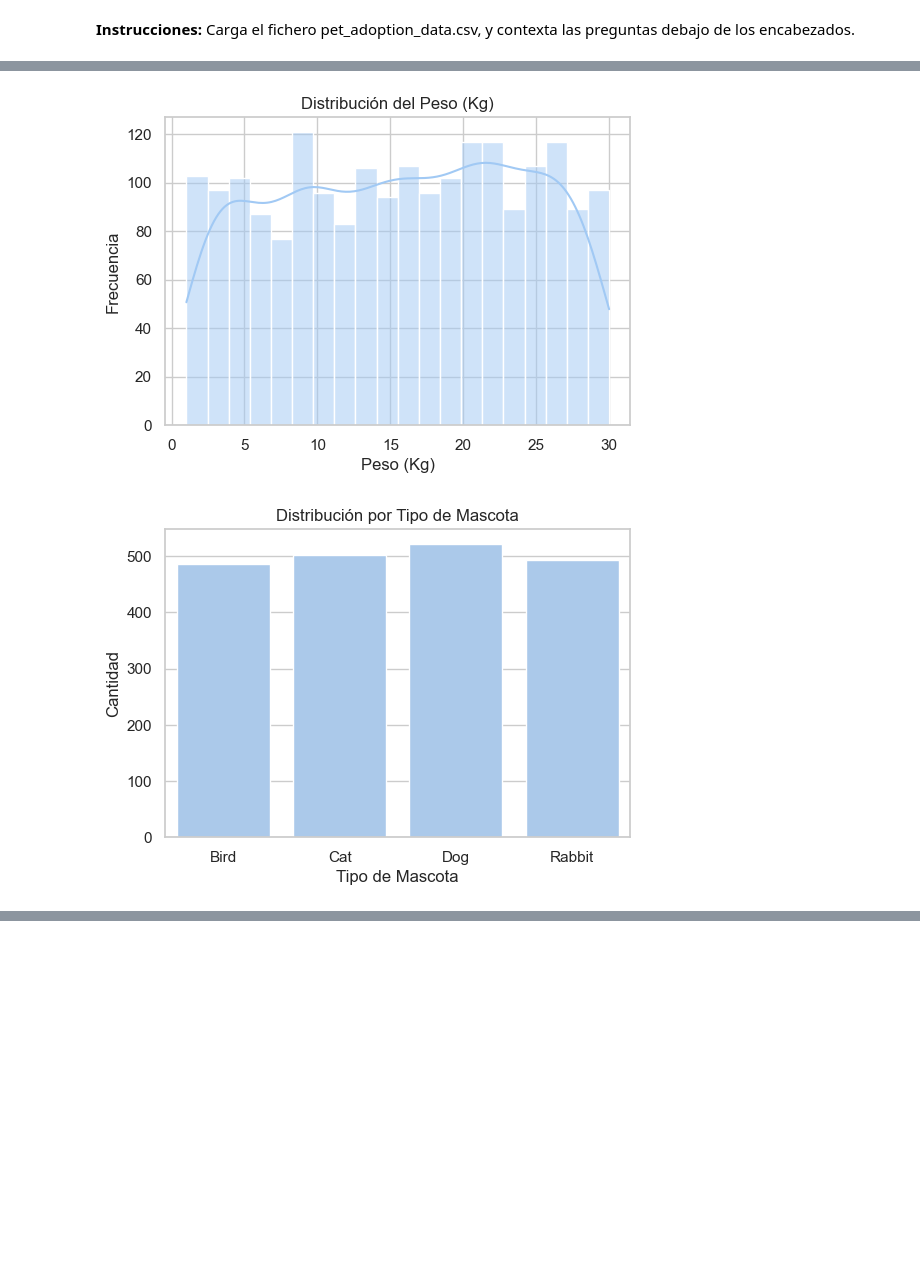
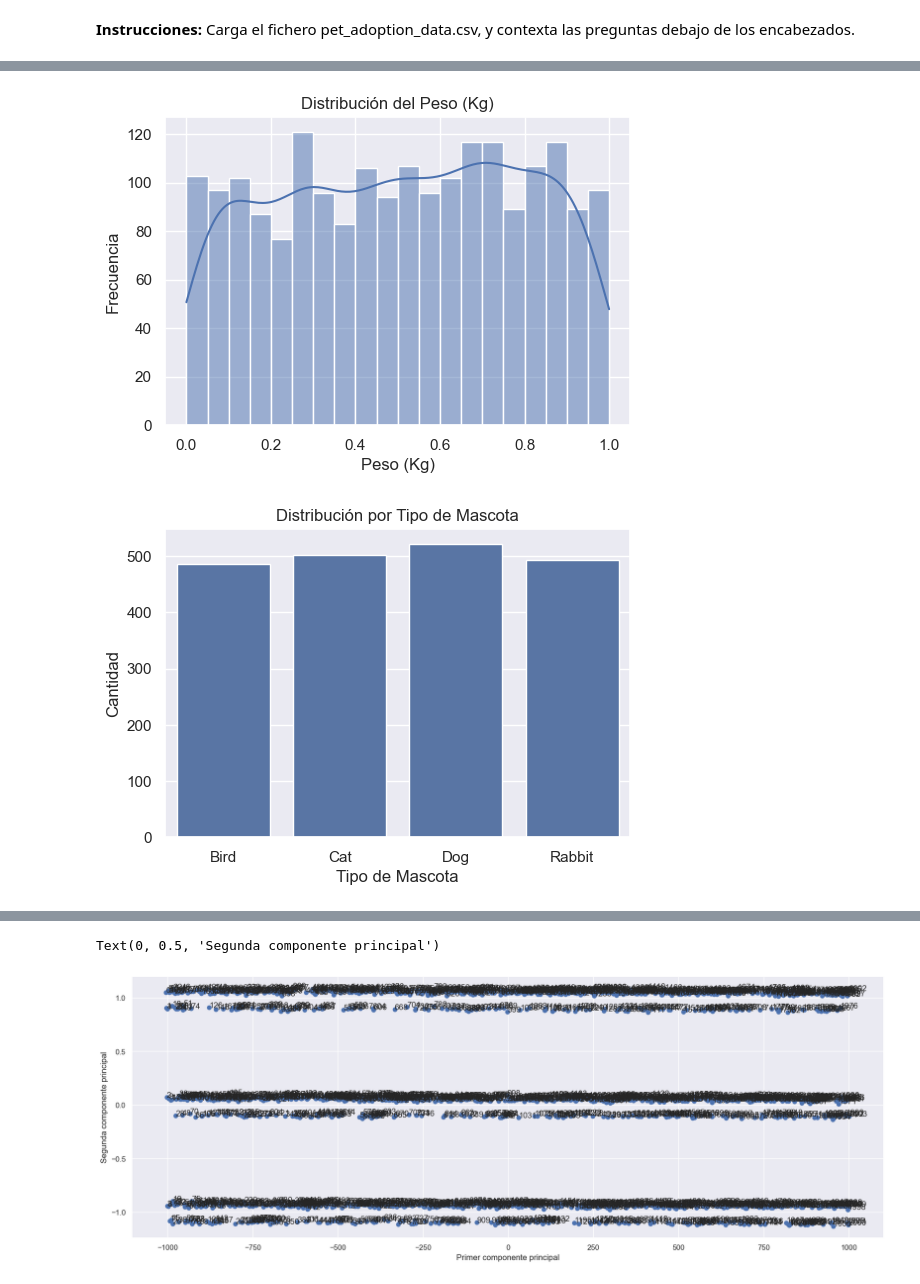
Before and after one commit to JoseRamonRenteroJimenez/SI_24_25, a Jupyter notebook: Examenes Código/Examen_junioSI2024.ipynb, the cells around one changed output, grey strips where cells are left out. Drawn from its saved outputs; the diff is of its cells as text; code cells hidden in the pictures; blank space fills up the shorter version.

```diff
--- a/Examenes Código/Examen_junioSI2024.ipynb
+++ b/Examenes Código/Examen_junioSI2024.ipynb
@@ -16,9 +20,12 @@ Pon aquí tu nombre.
 import pandas as pd
 import numpy as np
 from sklearn.preprocessing import OneHotEncoder
+from sklearn.preprocessing import StandardScaler, MinMaxScaler
+
 #definimos una variable para poder cargar más comodamente los ejemplos
 filas_ejemplo=3
 debug= False
+
 #cargamos los datos en una variable
 datos = pd.read_csv("pet_adoption_data.csv")
 
@@ -70,8 +77,6 @@ encoder = OneHotEncoder(sparse_output=False)
 array= ["PetType","Breed","Color"]
 
 for i in array:
-
-
     aux_HOT= encoder.fit_transform(datos[i].to_numpy().reshape(-1,1))
     if debug:
         display(i)
@@ -84,14 +89,23 @@ for i in array:
 
 display(datos["Size"].unique())
 
-datos["Size"] = datos["Size"].replace({
+
+#cambiamos los tamaños por enteros para categorizarlos
+datos["Size"] = datos["Size"].map({
     'Large': 3,
     'Medium': 2,
     'Small': 1
 })
 
+#escalamos los datos para poder usarlos más facilmente
 
-display (datos.head(n=filas_ejemplo))
+scaler =MinMaxScaler()
+datos["AgeMonths"]= scaler.fit_transform(datos[["AgeMonths"]])
+datos["WeightKg"]= scaler.fit_transform(datos[["WeightKg"]])
+datos["TimeInShelterDays"]= scaler.fit_transform(datos[["TimeInShelterDays"]])
+datos["AdoptionFee"]= scaler.fit_transform(datos[["AdoptionFee"]])
+
+display (datos)
 # %% [output]
 |  | PetID | PetType | Breed | AgeMonths | Color | Size | WeightKg | Vaccinated | HealthCondition | ... |
 | 0 | 500.0 | Bird | Parakeet | 131 | Orange | Large | 5.039768 | 1 | 0 | ... |
@@ -128,7 +153,7 @@ array(['Large', 'Medium', 'Small'], dtype=object)
 import matplotlib.pyplot as plt
 import seaborn as sns
 
-sns.set(style="whitegrid", palette="pastel")
+sns.set_theme(style="darkgrid")
 
 # 1. Distribución de 'Size'
 plt.figure(figsize=(6,4))
@@ -163,4 +188,26 @@ plt.figure(figsize=(10,5))
 sns.heatmap(datos.isnull(), cbar=False, cmap='Reds', yticklabels=False)
 plt.title('Mapa de calor de valores nulos')
 plt.show()
+
+
+from sklearn.decomposition import PCA
+
+# Creación del modelo de PCA con 100 componentes
+pca = PCA(n_components = 26)
+
+# Ajuste y transformación de los datos
+pca.fit(datos)
+X_pca = pca.transform(datos)
+X_pca.shape
+fig, ax = plt.subplots(figsize = (20, 7))
+
+# Hacemos un scatter plot de cada uno de los datos
+ax.scatter(X_pca[:, 0], X_pca[:, 1])
+
+# Por cada dato escribimos a qué instancia corresponde
+for i in range(datos.shape[0]):
+    ax.text(X_pca[i, 0], X_pca[i, 1], s = i)
+
+ax.set_xlabel('Primer componente principal')
+ax.set_ylabel('Segunda componente principal')
 # %% [output]
@@ -168,5 +215,7 @@ plt.show()
-[figure, old version]
+[figure, new version]
-[figure, old version]
+[figure, new version]
 [figure]
+Text(0, 0.5, 'Segunda componente principal')
+[figure, added]
 # %% [markdown]
 ### Ejercicio 3
```
Also changed, not shown: parts of 10 cells of this notebook.
